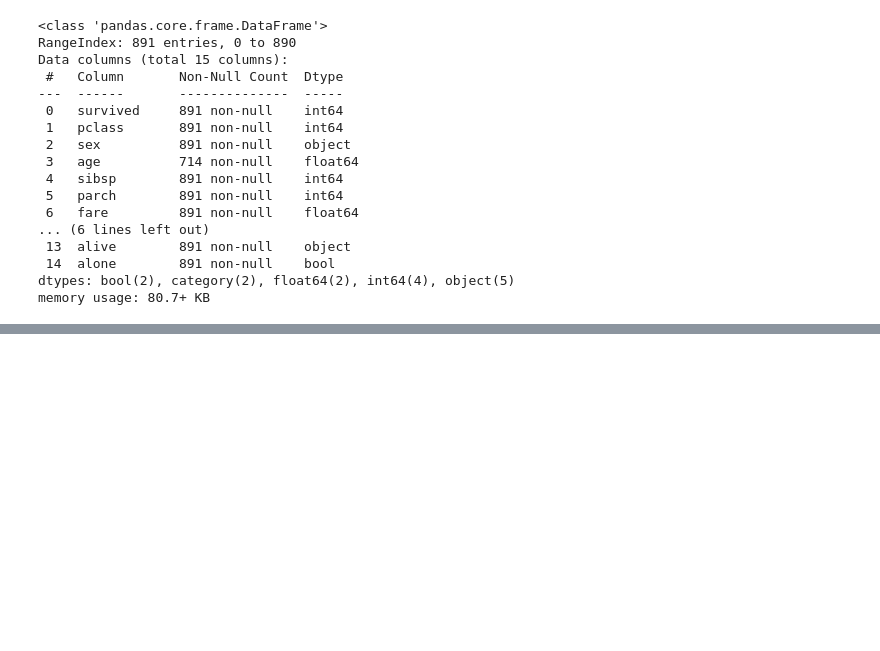
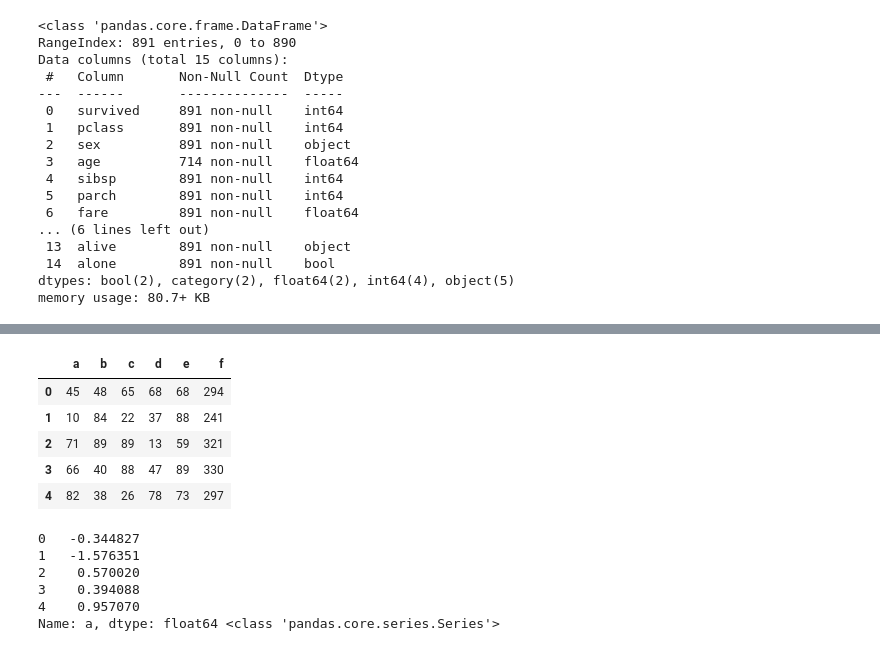
Before and after one commit to H-wooks/KITA_2024, a Jupyter notebook: M3_분석라이브러리/Pandas/Pandas_2_연산.ipynb, the cells around one changed output, grey strips where cells are left out. Cells and saved outputs as stored; diff of their text form; code cells hidden in the pictures; blank space fills up the shorter version.

```diff
--- a/M3_분석라이브러리/Pandas/Pandas_2_연산.ipynb
+++ b/M3_분석라이브러리/Pandas/Pandas_2_연산.ipynb
@@ -285,0 +909,32 @@ memory usage: 80.7+ KB
+# %%
+np.random.seed(0)
+data=np.random.randint(1,100, size=(5,5))
+df=pd.DataFrame(data,columns=list('abcde'))
+df['f']=df.apply(lambda x: x.sum(), axis=1)
+#df['f']=df.apply(lambda x: x.a+x.b+x.c+x.d+x.e,axis=1)
+df
+# %% [output]
+|  | a | b | c | d | e | f |
+| 0 | 45 | 48 | 65 | 68 | 68 | 294 |
+| 1 | 10 | 84 | 22 | 37 | 88 | 241 |
+| 2 | 71 | 89 | 89 | 13 | 59 | 321 |
+| 3 | 66 | 40 | 88 | 47 | 89 | 330 |
+| 4 | 82 | 38 | 26 | 78 | 73 | 297 |
+# %%
+## 표준화: 데이터의 평균을 0, 표준편차를 1로 변환하는 과정,
+## 이 과정을 통해 데이터의 scale을 조정하고 비교 가능한 형태로 만듬
+# Transform: 원소의 본래 행 인덱스와 열 이름을 기준으로 연산 결과를 반환
+# 데이터 변환 연산 : group객체.transform(매핑함수)
+
+
+def z_score(x):
+  return (x-x.mean())/x.std()
+df_z=df.a.transform(z_score)
+print(df_z, type(df_z))
+# %% [output]
+0   -0.344827
+1   -1.576351
+2    0.570020
+3    0.394088
+4    0.957070
+Name: a, dtype: float64 <class 'pandas.core.series.Series'>
```
Also changed, not shown: parts of 46 cells of this notebook, 1 other file.
